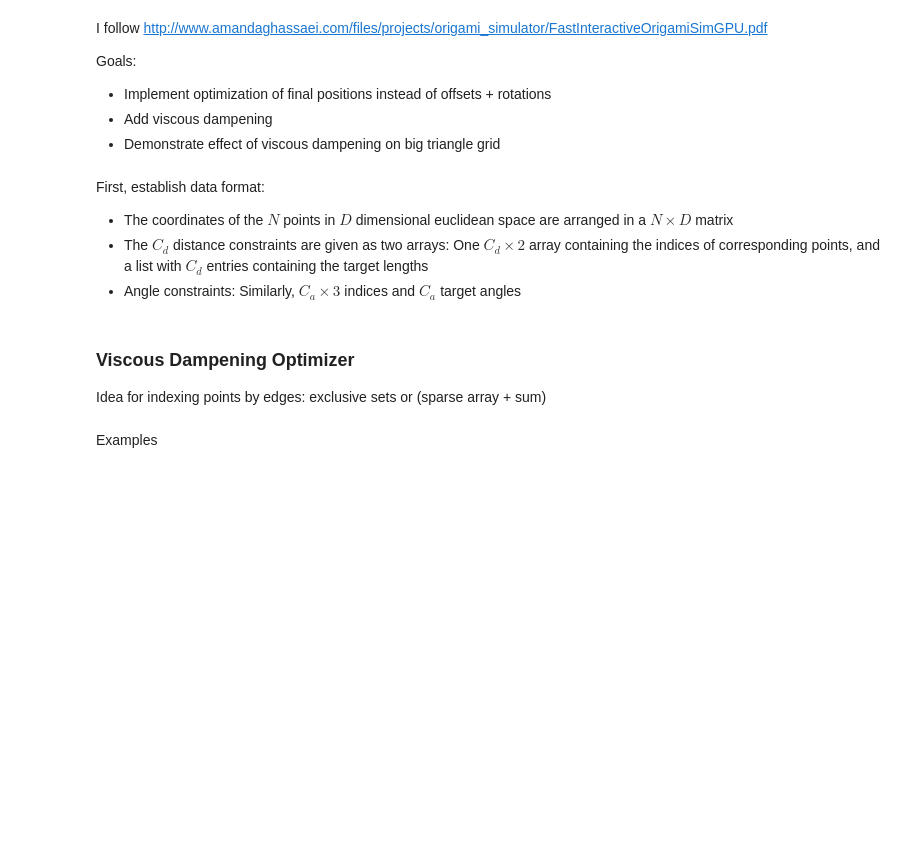
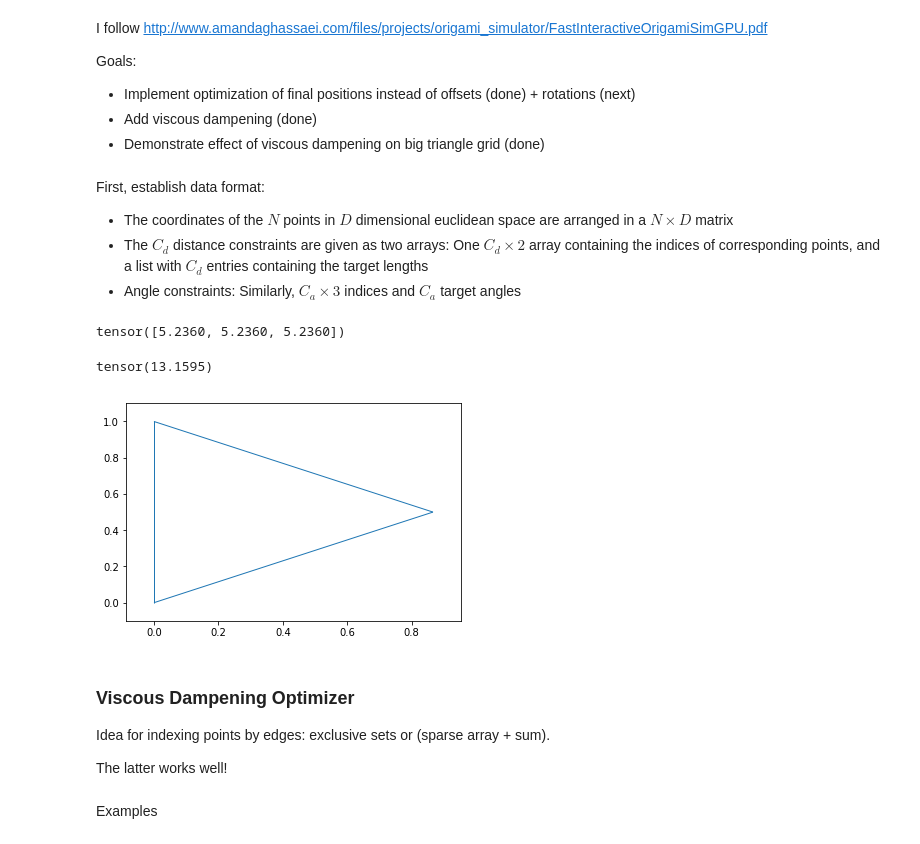
Before and after one commit to imagirom/Origami-Twist-Flagstones, a Jupyter notebook: Origami Simulator Approach.ipynb, the cells around one changed output. Cells and saved outputs as stored; diff of their text form; code cells hidden in the pictures; blank space fills up the shorter version.

```diff
--- a/Origami Simulator Approach.ipynb
+++ b/Origami Simulator Approach.ipynb
@@ -9,9 +9,9 @@ from twistflag.plotting_utils import plot_polygon, show_cp
 I follow http://www.amandaghassaei.com/files/projects/origami_simulator/FastInteractiveOrigamiSimGPU.pdf
 
 Goals:
-- Implement optimization of final positions instead of offsets + rotations
-- Add viscous dampening
-- Demonstrate effect of viscous dampening on big triangle grid
+- Implement optimization of final positions instead of offsets (done) + rotations (next)
+- Add viscous dampening (done)
+- Demonstrate effect of viscous dampening on big triangle grid (done)
 # %% [markdown]
 First, establish data format:
 
@@ -35,10 +35,50 @@ def distance_loss(segment_coords, lengths, weights=None):
     pred_lengths = torch.norm(segment_coords[:, 0] - segment_coords[:, 1], p=2, dim=-1)
     losses = weights * (pred_lengths - lengths) ** 2
     return losses.sum()
+# %%
+def get_angles(angle_coords):
+    d1 = angle_coords[:, 0] - angle_coords[:, 1]
+    d2 = angle_coords[:, 2] - angle_coords[:, 1]
+    return (torch.atan2(d2[:, 0], d2[:, 1]) - torch.atan2(d1[:, 0], d1[:, 1])) % (2*np.pi)
+
+# todo: think about in which direction to pull angles
+# maybe no problem in gradient?
+
+def angle_loss(angle_coords, angles, weights=None):
+    # segment_coords: (C x 3 x D), as given by group points
+    # lengths: (C)
+    # weights: (C)
+    # angle_coords[:, 1] are the apexes
+    if weights is None:
+        weights = 1
+    pred_angles = get_angles(angle_coords)
+    angle_diffs = (pred_angles - angles) % (2 * np.pi)
+    angle_diffs[angle_diffs > np.pi] -= 2 * np.pi
+    losses = weights * angle_diffs ** 2
+    return losses.sum()
+# %%
+triangle = torch.FloatTensor([
+    tri_grid_point(0, 0),
+    tri_grid_point(0, 1),
+    tri_grid_point(1, 0)
+])
+triangle = torch.flip(triangle, [0])
+
+plot_polygon(triangle)
+ind = np.array([[0, 1, 2], [1, 2, 0], [2, 0, 1]])
+angle_coords = group_points(triangle, ind)
+print(get_angles(angle_coords))
+angle_loss(angle_coords, torch.FloatTensor([np.pi/3] * 3))
+# %% [output]
+tensor([5.2360, 5.2360, 5.2360])
+tensor(13.1595)
+[figure, added]
 # %% [markdown]
 ### Viscous Dampening Optimizer
 
-Idea for indexing points by edges: exclusive sets or (sparse array + sum)
+Idea for indexing points by edges: exclusive sets or (sparse array + sum).
+
+The latter works well!
 # %%
 from torch.optim import Optimizer
 
```
Also changed, not shown: parts of 7 cells of this notebook.
